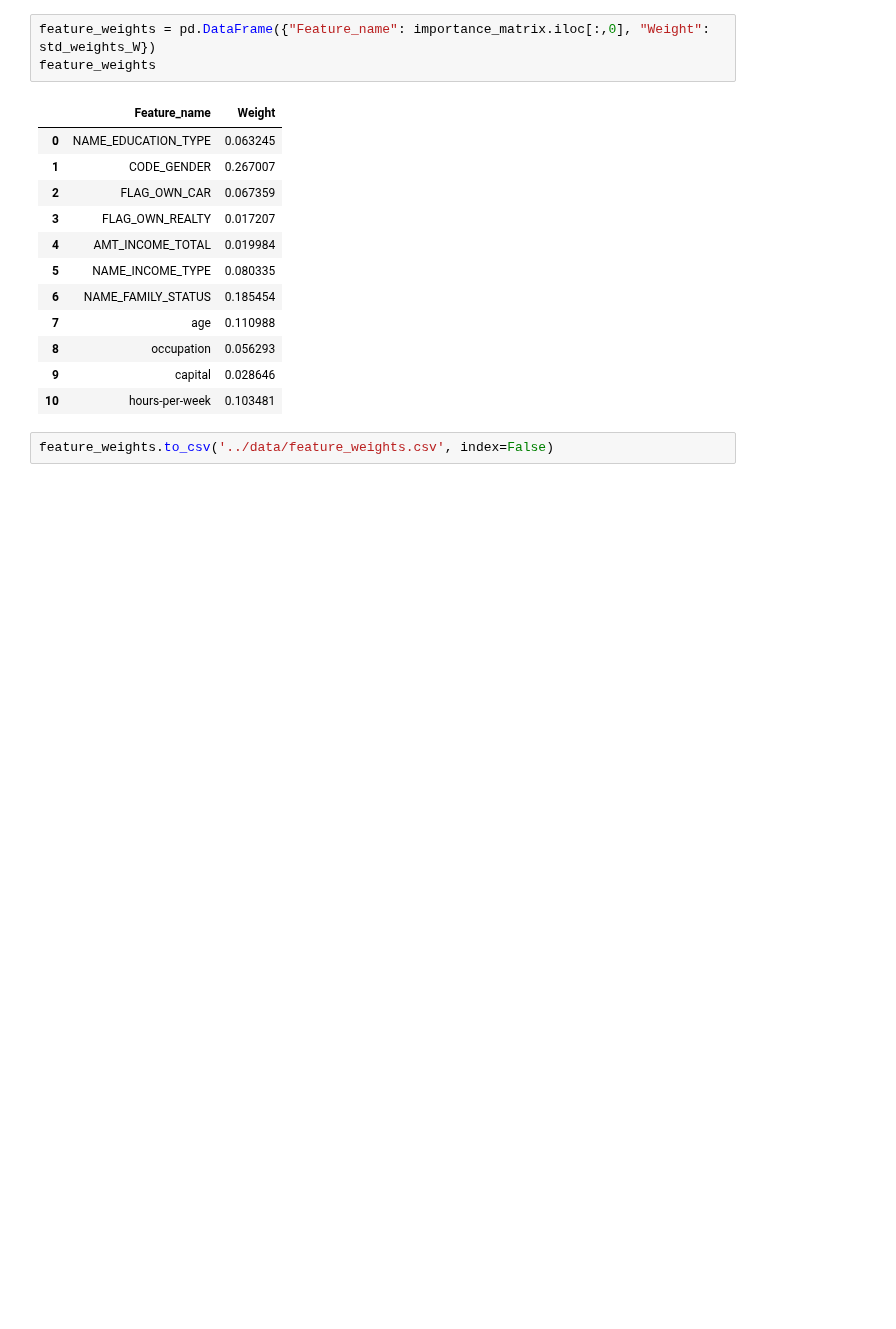
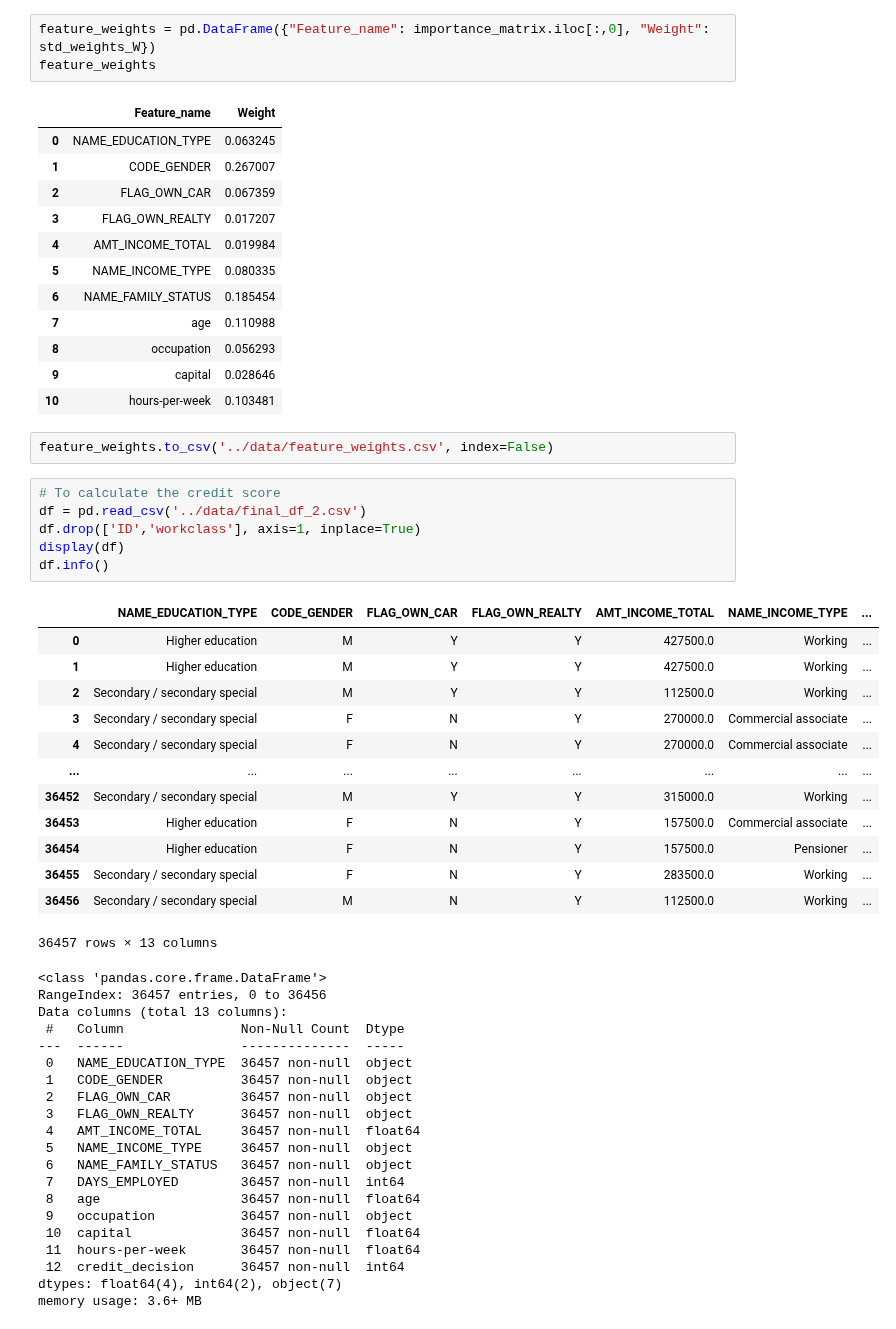
Before and after one commit to Linkkk01/INFO574_Group_Project, a Jupyter notebook: code/AHP.ipynb, the cells around one changed output. Cells and saved outputs as stored; diff of their text form; blank space fills up the shorter version.

```diff
--- a/code/AHP.ipynb
+++ b/code/AHP.ipynb
@@ -70,3 +70,43 @@ feature_weights
 | 10 | hours-per-week | 0.103481 |
 # %%
 feature_weights.to_csv('../data/feature_weights.csv', index=False)
+# %%
+# To calculate the credit score
+df = pd.read_csv('../data/final_df_2.csv')
+df.drop(['ID','workclass'], axis=1, inplace=True)
+display(df)
+df.info()
+# %% [output]
+|  | NAME_EDUCATION_TYPE | CODE_GENDER | FLAG_OWN_CAR | FLAG_OWN_REALTY | AMT_INCOME_TOTAL | NAME_INCOME_TYPE | ... |
+| 0 | Higher education | M | Y | Y | 427500.0 | Working | ... |
+| 1 | Higher education | M | Y | Y | 427500.0 | Working | ... |
+| 2 | Secondary / secondary special | M | Y | Y | 112500.0 | Working | ... |
+| 3 | Secondary / secondary special | F | N | Y | 270000.0 | Commercial associate | ... |
+| 4 | Secondary / secondary special | F | N | Y | 270000.0 | Commercial associate | ... |
+| ... | ... | ... | ... | ... | ... | ... | ... |
+| 36452 | Secondary / secondary special | M | Y | Y | 315000.0 | Working | ... |
+| 36453 | Higher education | F | N | Y | 157500.0 | Commercial associate | ... |
+| 36454 | Higher education | F | N | Y | 157500.0 | Pensioner | ... |
+| 36455 | Secondary / secondary special | F | N | Y | 283500.0 | Working | ... |
+| 36456 | Secondary / secondary special | M | N | Y | 112500.0 | Working | ... |
+36457 rows × 13 columns
+<class 'pandas.core.frame.DataFrame'>
+RangeIndex: 36457 entries, 0 to 36456
+Data columns (total 13 columns):
+ #   Column               Non-Null Count  Dtype
+---  ------               --------------  -----
+ 0   NAME_EDUCATION_TYPE  36457 non-null  object
+ 1   CODE_GENDER          36457 non-null  object
+ 2   FLAG_OWN_CAR         36457 non-null  object
+ 3   FLAG_OWN_REALTY      36457 non-null  object
+ 4   AMT_INCOME_TOTAL     36457 non-null  float64
+ 5   NAME_INCOME_TYPE     36457 non-null  object
+ 6   NAME_FAMILY_STATUS   36457 non-null  object
+ 7   DAYS_EMPLOYED        36457 non-null  int64
+ 8   age                  36457 non-null  float64
+ 9   occupation           36457 non-null  object
+ 10  capital              36457 non-null  float64
+ 11  hours-per-week       36457 non-null  float64
+ 12  credit_decision      36457 non-null  int64
+dtypes: float64(4), int64(2), object(7)
+memory usage: 3.6+ MB
```
Also changed, not shown: parts of 5 cells of this notebook.
